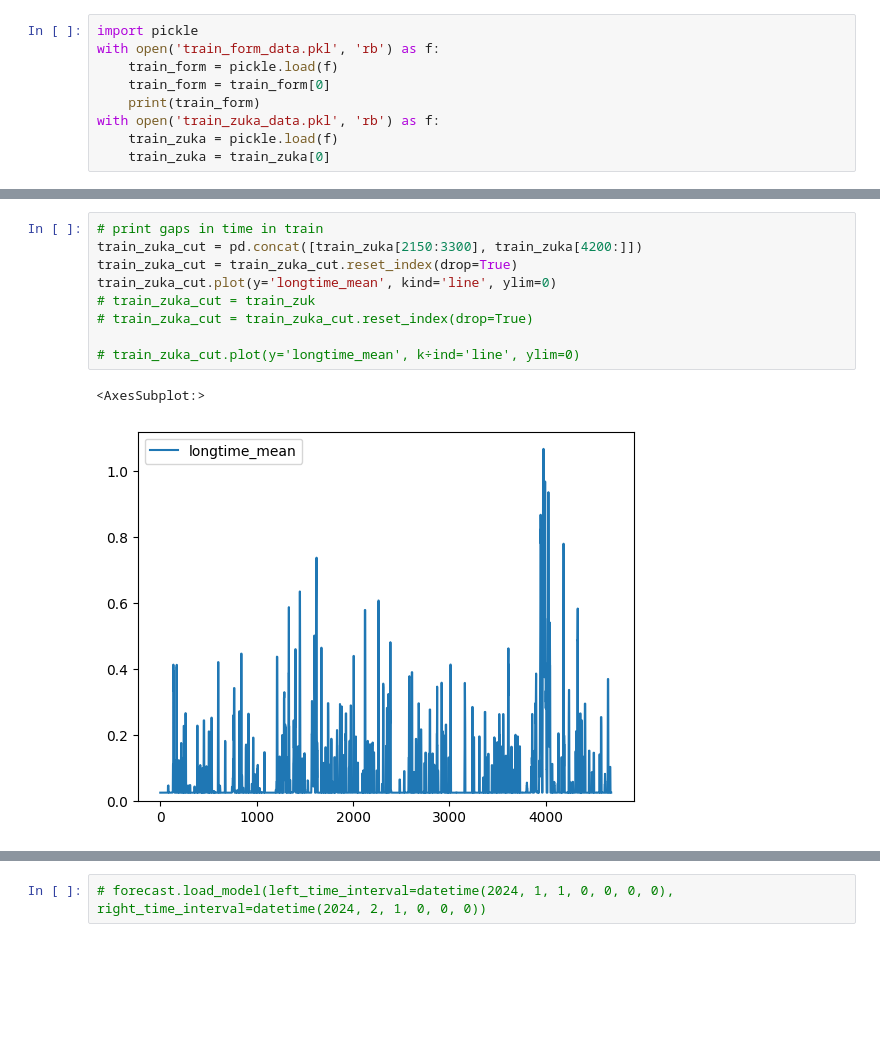
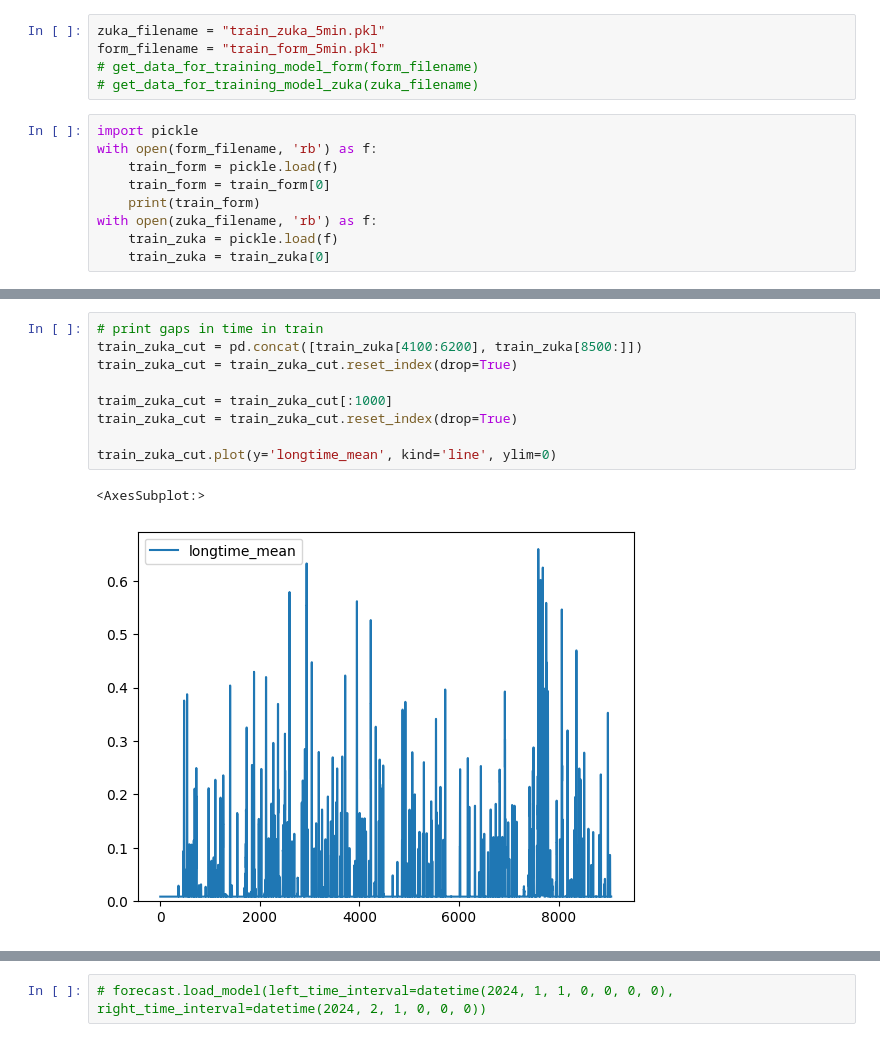
Before and after one commit to grinwi/smartboiler, a Jupyter notebook: src/smartboiler/test_single_output.ipynb, the cells around one changed output, grey strips where cells are left out. Cells and saved outputs as stored; diff of their text form; blank space fills up the shorter version.

```diff
--- a/src/smartboiler/test_single_output.ipynb
+++ b/src/smartboiler/test_single_output.ipynb
@@ -53,10 +48,15 @@ def get_data_for_training_model_form():
+# %%
+zuka_filename = "train_zuka_5min.pkl"
+form_filename = "train_form_5min.pkl"
+# get_data_for_training_model_form(form_filename)
+# get_data_for_training_model_zuka(zuka_filename)
 # %%
 import pickle
-with open('train_form_data.pkl', 'rb') as f:
+with open(form_filename, 'rb') as f:
     train_form = pickle.load(f)
     train_form = train_form[0]
     print(train_form)
-with open('train_zuka_data.pkl', 'rb') as f:
+with open(zuka_filename, 'rb') as f:
     train_zuka = pickle.load(f)
     train_zuka = train_zuka[0]
 # %% [output]
@@ -87,15 +80,15 @@ train_form.plot(y='longtime_mean')
 # %%
 # print gaps in time in train
-train_zuka_cut = pd.concat([train_zuka[2150:3300], train_zuka[4200:]])
+train_zuka_cut = pd.concat([train_zuka[4100:6200], train_zuka[8500:]])
 train_zuka_cut = train_zuka_cut.reset_index(drop=True)
+
+traim_zuka_cut = train_zuka_cut[:1000]
+train_zuka_cut = train_zuka_cut.reset_index(drop=True)
+
 train_zuka_cut.plot(y='longtime_mean', kind='line', ylim=0)
-# train_zuka_cut = train_zuk
-# train_zuka_cut = train_zuka_cut.reset_index(drop=True)
-
-# train_zuka_cut.plot(y='longtime_mean', k÷ind='line', ylim=0)
 # %% [output]
 <AxesSubplot:>
-[figure, old version]
+[figure, new version]
 # %%
 
 train_form_cut = train_form[0:4500]
```
Also changed, not shown: parts of 26 cells of this notebook.
